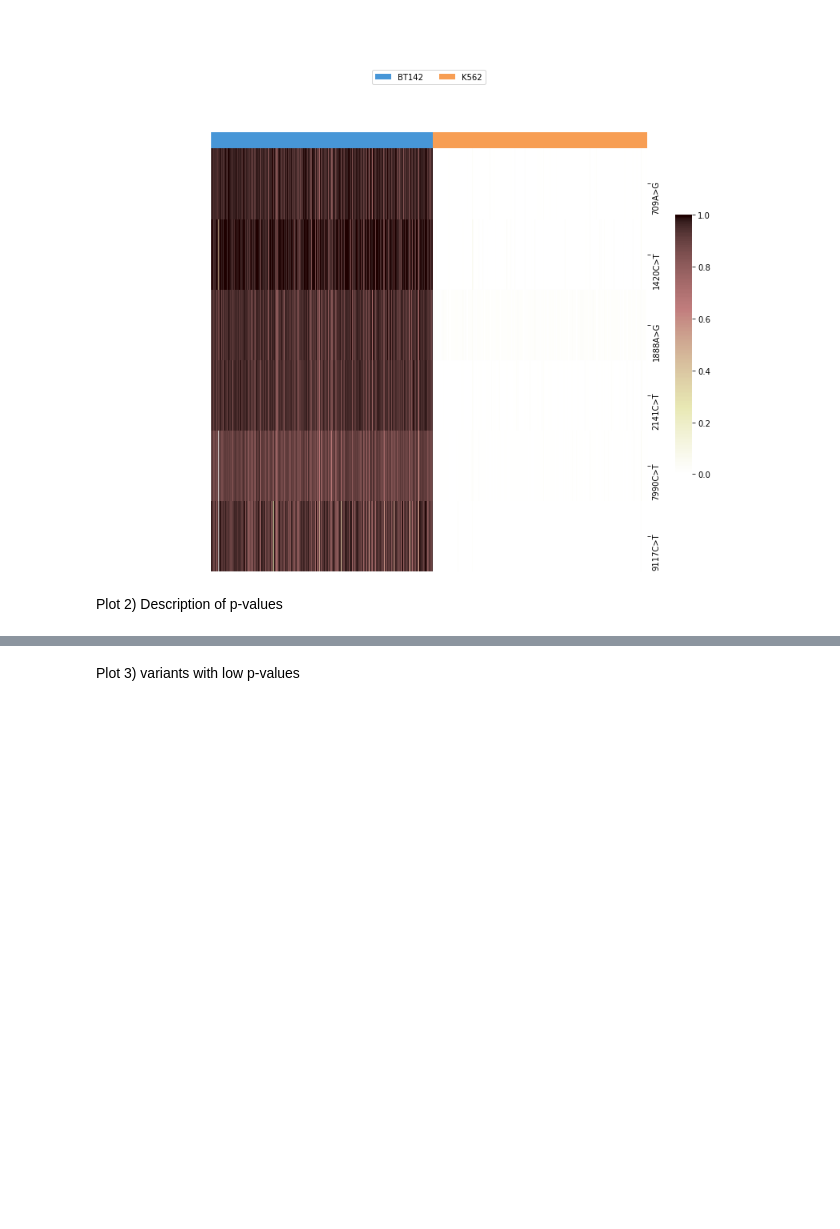
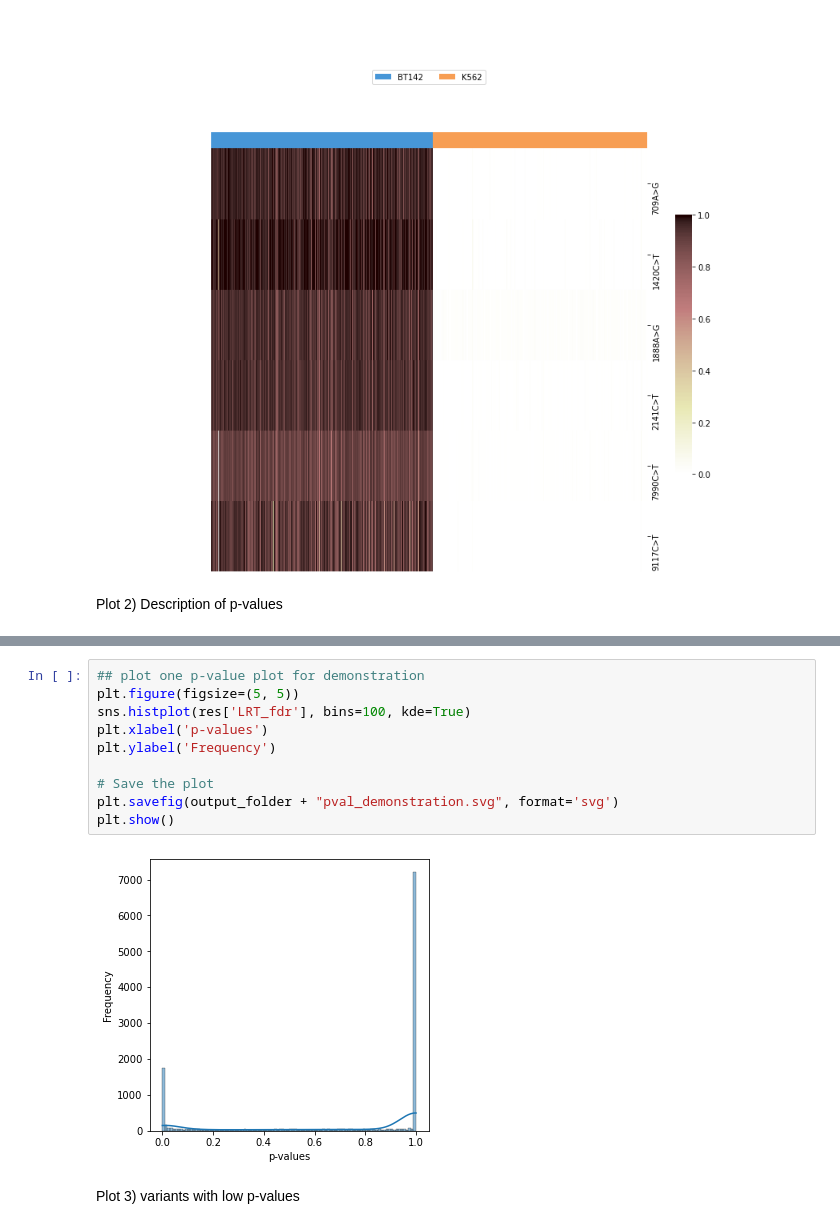
Before and after one commit to linxy29/civet_analysis, a Jupyter notebook: k562_bt142_plots.ipynb, the cells around one changed output, grey strips where cells are left out. Saved outputs shown, nothing was run; the diff lists cells and outputs as text; blank space fills up the shorter version.

```diff
--- a/k562_bt142_plots.ipynb
+++ b/k562_bt142_plots.ipynb
@@ -222,6 +230,18 @@ plt.savefig(output_folder + "pval_distribution.pdf")
 plt.show()
 # %% [output]
 [figure]
+# %%
+## plot one p-value plot for demonstration
+plt.figure(figsize=(5, 5))
+sns.histplot(res['LRT_fdr'], bins=100, kde=True)
+plt.xlabel('p-values')
+plt.ylabel('Frequency')
+
+# Save the plot
+plt.savefig(output_folder + "pval_demonstration.svg", format='svg')
+plt.show()
+# %% [output]
+[figure, added]
 # %% [markdown]
 Plot 3) variants with low p-values
 # %%
```
Also changed, not shown: parts of 11 cells of this notebook, 6 other files.
